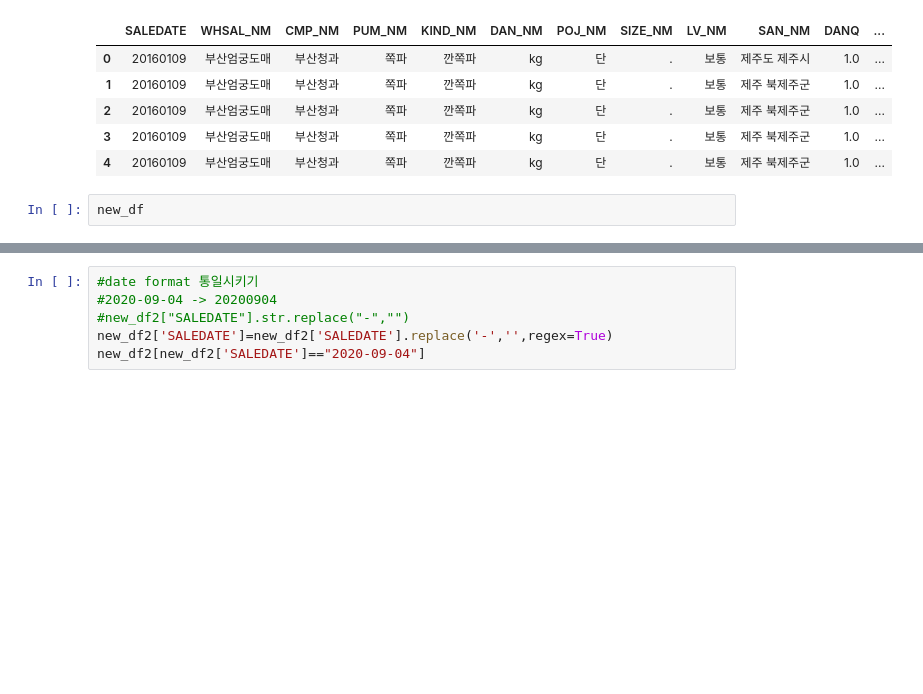
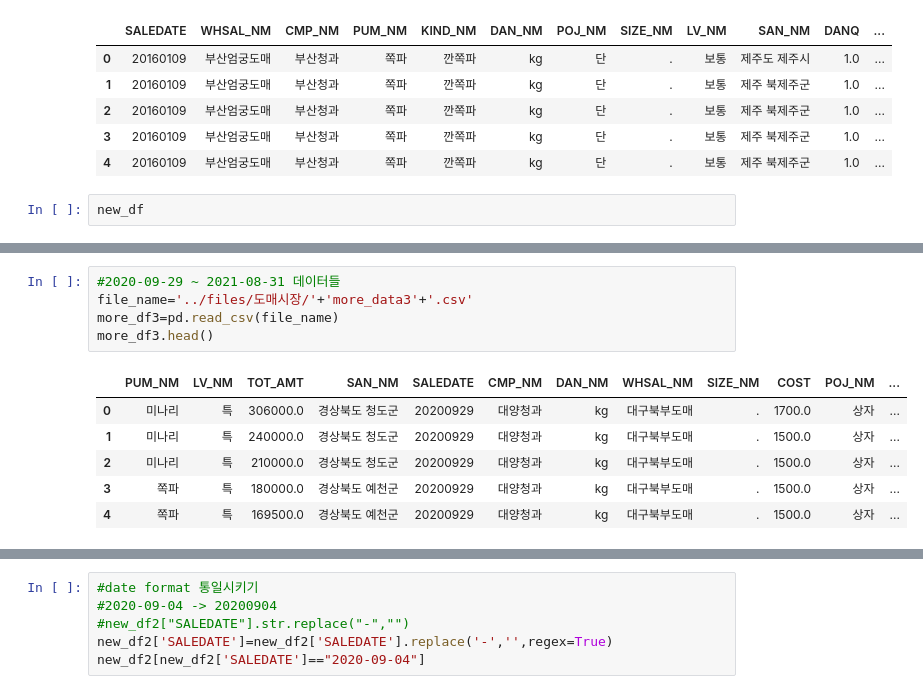
Before and after one commit to bub3690/stat_bigdata2021, a Jupyter notebook: scrap/dome_all_data.ipynb, the cells around one changed output, grey strips where cells are left out. Saved outputs shown, nothing was run; the diff lists cells and outputs as text; blank space fills up the shorter version.

```diff
--- a/scrap/dome_all_data.ipynb
+++ b/scrap/dome_all_data.ipynb
@@ -105,3 +96,15 @@ more_df2.head()
 | 2 | 무 | . | 1596000 | 제주도 서귀포시 | 20140103 | 서울청과 | kg | 서울가락도매 | . | 5700.0 | . | ... |
 | 3 | 무 | . | 1400000 | 제주도 제주시 | 20140103 | 서울청과 | kg | 서울가락도매 | . | 5000.0 | . | ... |
 | 4 | 무 | . | 1288000 | 제주도 서귀포시 | 20140103 | 서울청과 | kg | 서울가락도매 | . | 4600.0 | . | ... |
+# %%
+#2020-09-29 ~ 2021-08-31 데이터들
+file_name='../files/도매시장/'+'more_data3'+'.csv'
+more_df3=pd.read_csv(file_name)
+more_df3.head()
+# %% [output]
+|  | PUM_NM | LV_NM | TOT_AMT | SAN_NM | SALEDATE | CMP_NM | DAN_NM | WHSAL_NM | SIZE_NM | COST | POJ_NM | ... |
+| 0 | 미나리 | 특 | 306000.0 | 경상북도 청도군 | 20200929 | 대양청과 | kg | 대구북부도매 | . | 1700.0 | 상자 | ... |
+| 1 | 미나리 | 특 | 240000.0 | 경상북도 청도군 | 20200929 | 대양청과 | kg | 대구북부도매 | . | 1500.0 | 상자 | ... |
+| 2 | 미나리 | 특 | 210000.0 | 경상북도 청도군 | 20200929 | 대양청과 | kg | 대구북부도매 | . | 1500.0 | 상자 | ... |
+| 3 | 쪽파 | 특 | 180000.0 | 경상북도 예천군 | 20200929 | 대양청과 | kg | 대구북부도매 | . | 1500.0 | 상자 | ... |
+| 4 | 쪽파 | 특 | 169500.0 | 경상북도 예천군 | 20200929 | 대양청과 | kg | 대구북부도매 | . | 1500.0 | 상자 | ... |
```
Also changed, not shown: parts of 7 cells of this notebook, 3 other files.
